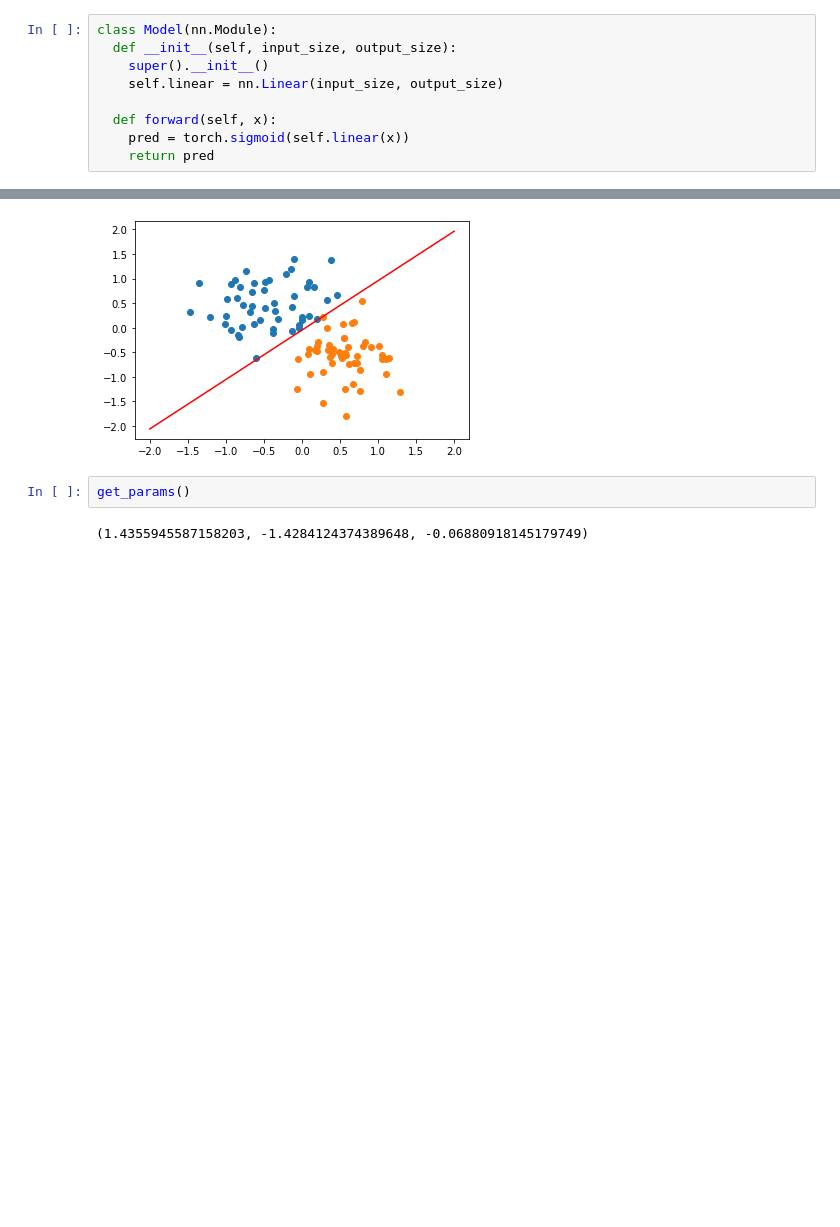
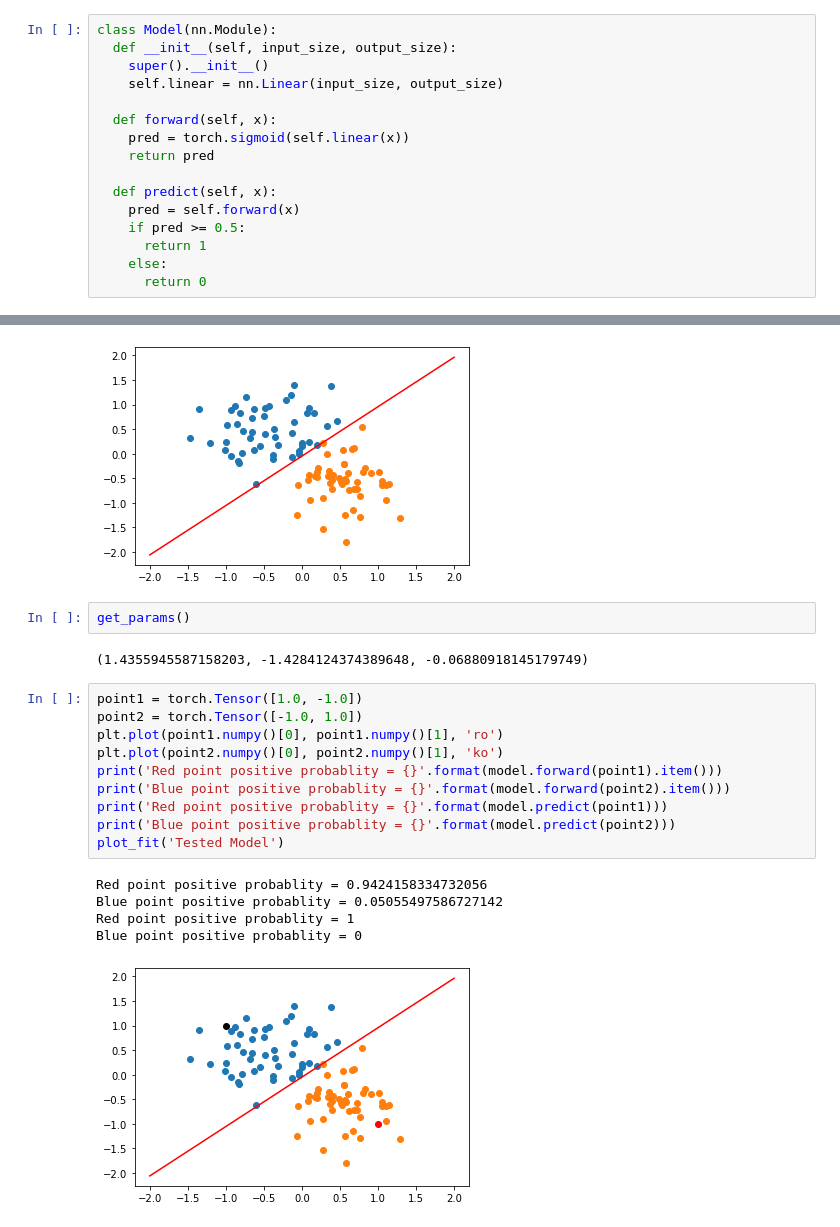
Before and after one commit to saravase/DataScience, a Jupyter notebook: Deep Learning/Deep Learning with pytorch/PyTorch for Deep Learning and Computer Vision/Intro to Tensors - PyTorch/3.Perceptrons.ipynb, the cells around one changed output, grey strips where cells are left out. Cells and saved outputs as stored; diff of their text form; blank space fills up the shorter version.

```diff
--- a/Deep Learning/Deep Learning with pytorch/PyTorch for Deep Learning and Computer Vision/Intro to Tensors - PyTorch/3.Perceptrons.ipynb
+++ b/Deep Learning/Deep Learning with pytorch/PyTorch for Deep Learning and Computer Vision/Intro to Tensors - PyTorch/3.Perceptrons.ipynb
@@ -26,6 +26,13 @@ class Model(nn.Module):
   def forward(self, x):
     pred = torch.sigmoid(self.linear(x))
     return pred
+
+  def predict(self, x):
+    pred = self.forward(x)
+    if pred >= 0.5:
+      return 1
+    else:
+      return 0
 # %%
 torch.manual_seed(2)
 model = Model(2, 1)
@@ -111,3 +118,19 @@ plot_fit('Trained Model')
 get_params()
 # %% [output]
 (1.4355945587158203, -1.4284124374389648, -0.06880918145179749)
+# %%
+point1 = torch.Tensor([1.0, -1.0])
+point2 = torch.Tensor([-1.0, 1.0])
+plt.plot(point1.numpy()[0], point1.numpy()[1], 'ro')
+plt.plot(point2.numpy()[0], point2.numpy()[1], 'ko')
+print('Red point positive probablity = {}'.format(model.forward(point1).item()))
+print('Blue point positive probablity = {}'.format(model.forward(point2).item()))
+print('Red point positive probablity = {}'.format(model.predict(point1)))
+print('Blue point positive probablity = {}'.format(model.predict(point2)))
+plot_fit('Tested Model')
+# %% [output]
+Red point positive probablity = 0.9424158334732056
+Blue point positive probablity = 0.05055497586727142
+Red point positive probablity = 1
+Blue point positive probablity = 0
+[figure, added]
```
